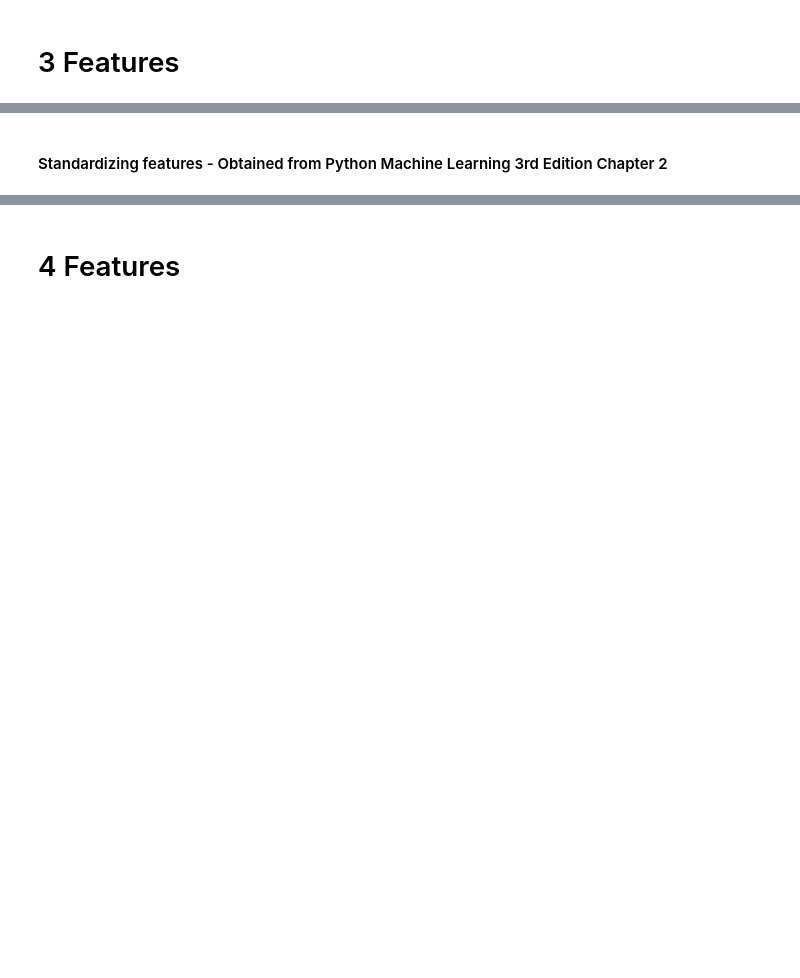
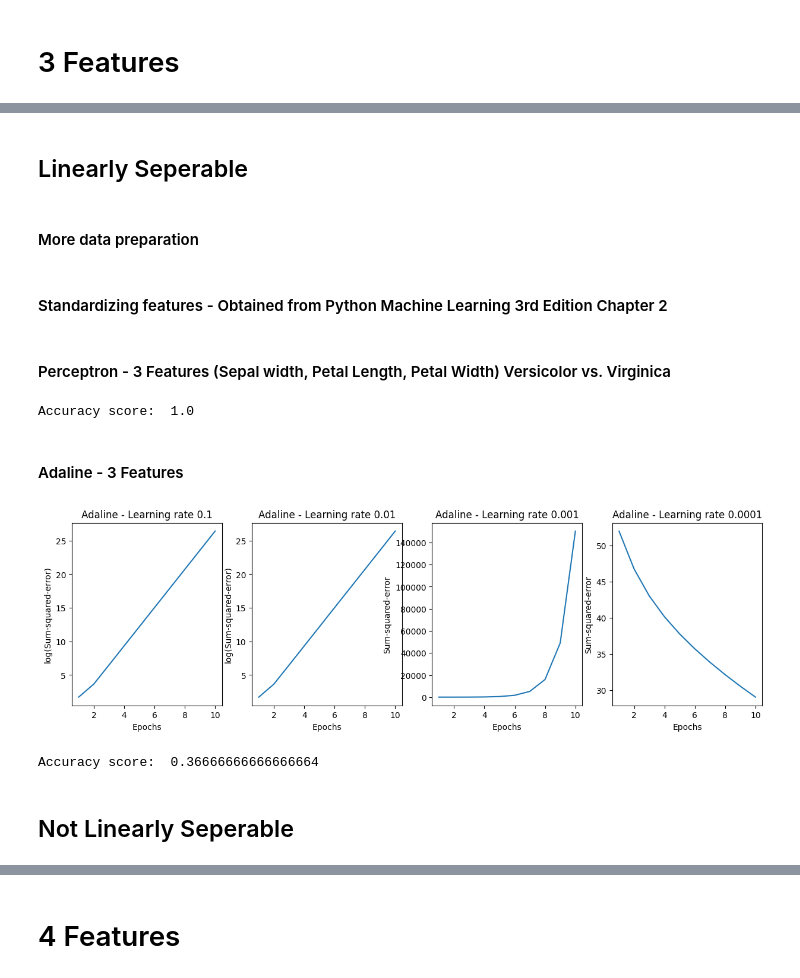
Before and after one commit to ander9991/CS-GY-6923-Machine-Learning, a Jupyter notebook: attempt2.ipynb, the cells around one changed output, grey strips where cells are left out. Cells and saved outputs as stored; diff of their text form; code cells hidden in the pictures; blank space fills up the shorter version.

```diff
--- a/attempt2.ipynb
+++ b/attempt2.ipynb
@@ -454,3 +606,21 @@ for m in range(4):
+# %% [markdown]
+## Linearly Seperable ##
+# %% [markdown]
+#### More data preparation ####
+# %%
+# Setosa & Virginica (sepal length, petal length, petal width)
+y1 = df.iloc[0:50, 4].values
+y2 = df.iloc[100:150, 4].values
+x1 = df.iloc[0:50, [1, 2, 3]].values
+x2 = df.iloc[100:150, [1, 2, 3]].values
+
+X = np.concatenate([x1, x2])
+y = np.concatenate((y1, y2))
+
+y = np.where(y == 'Iris-setosa', -1, 1)
+
+from sklearn.model_selection import train_test_split
+X_train, X_test, y_train, y_test = train_test_split(X, y, test_size = 0.3, random_state = 1)
 # %% [markdown]
 #### Standardizing features - Obtained from Python Machine Learning 3rd Edition Chapter 2 ####
 # %%
@@ -460,3 +630,62 @@ sc = StandardScaler()
 sc.fit(X_train)
 X_train_std = sc.transform(X_train)
 X_test_std = sc.transform(X_test)
+# %% [markdown]
+#### Perceptron - 3 Features (Sepal width, Petal Length, Petal Width) Versicolor vs. Virginica
+# %%
+from sklearn.metrics import accuracy_score
+Perceptron_3_Features1 = Perceptron(max_iter = 100, tol = .0001, n_jobs = -1, random_state = 1)
+
+Perceptron_3_Features1.fit(X_train_std, y_train)
+
+y_pred = Perceptron_3_Features1.predict(X_test_std)
+print("Accuracy score: ", accuracy_score(y_test, y_pred))
+# %% [output]
+Accuracy score:  1.0
+# %% [markdown]
+#### Adaline - 3 Features ####
+# %%
+fig, ax = plt.subplots(nrows = 1, ncols = 4, figsize = (15, 4))
+
+ada1 = Adaline(n_iter = 10, eta = 0.01).fit(X, y)
+ax[0].plot(range(1, len(ada1.cost_) + 1), np.log10(ada1.cost_))
+ax[0].set_xlabel('Epochs')
+ax[0].set_ylabel('log(Sum-squared-error)')
+ax[0].set_title('Adaline - Learning rate 0.1')
+
+ada2 = Adaline(n_iter = 10, eta = 0.01).fit(X, y)
+ax[1].plot(range(1, len(ada2.cost_) + 1), np.log10(ada2.cost_))
+ax[1].set_xlabel('Epochs')
+ax[1].set_ylabel('log(Sum-squared-error)')
+ax[1].set_title('Adaline - Learning rate 0.01')
+
+ada3 = Adaline(n_iter = 10, eta = 0.001).fit(X, y)
+ax[2].plot(range(1, len(ada3.cost_) + 1), ada3.cost_)
+ax[2].set_xlabel('Epochs')
+ax[2].set_ylabel('Sum-squared-error')
+ax[2].set_title('Adaline - Learning rate 0.001')
+
+ada4 = Adaline(n_iter = 10, eta = 0.0001).fit(X, y)
+ax[3].plot(range(1, len(ada4.cost_) + 1), ada4.cost_)
+ax[3].set_xlabel('Epochs')
+ax[3].set_ylabel('Sum-squared-error')
+ax[3].set_title('Adaline - Learning rate 0.0001')
+
+# plt.savefig('images/02_11.png', dpi=300)
+plt.show()
+# %% [output]
+[figure, added]
+# %%
+from sklearn.linear_model import SGDClassifier
+
+X_train, X_test, y_train, y_test = train_test_split(X, y, test_size = 0.3, random_state = 1)
+
+Adaline_3_Features1 = SGDClassifier(alpha = .0001, max_iter=100, loss='squared_error')
+Adaline_3_Features1.fit(X_train_std,y_train)
+
+y_pred = Adaline_3_Features1.predict(X_test_std)
+print("Accuracy score: ", accuracy_score(y_test, y_pred))
+# %% [output]
+Accuracy score:  0.36666666666666664
+# %% [markdown]
+## Not Linearly Seperable ##
```
Also changed, not shown: parts of 46 cells of this notebook, 1 other file.
